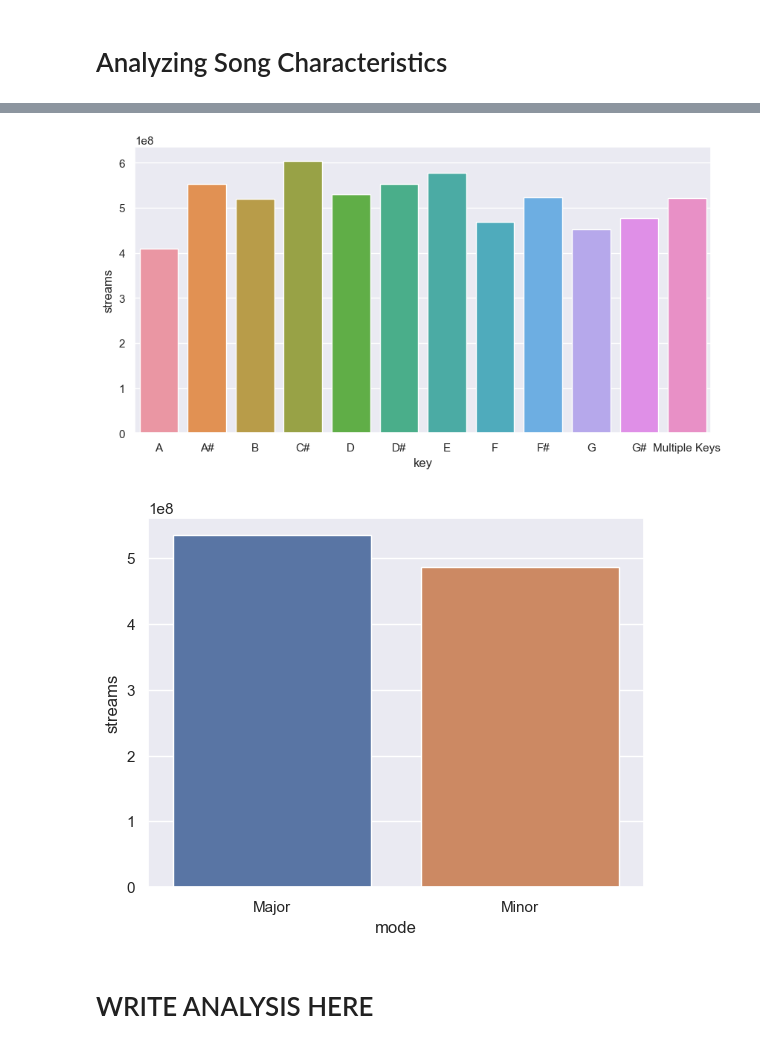
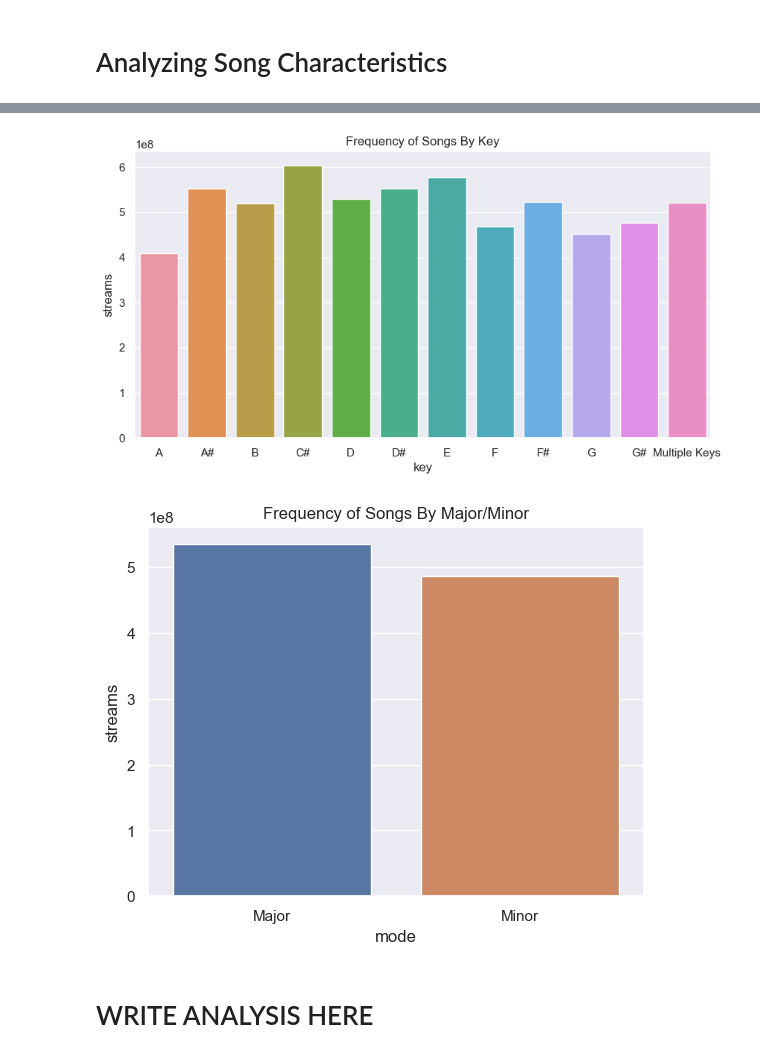
Before and after one commit to uzitak161/DS3000_Project, a Jupyter notebook: Project.EDA.ipynb, the cells around one changed output, grey strips where cells are left out. Drawn from its saved outputs; the diff is of its cells as text; code cells hidden in the pictures.

```diff
--- a/Project.EDA.ipynb
+++ b/Project.EDA.ipynb
@@ -268,20 +267,22 @@ array([[<Axes: title={'center': 'danceability_%'}>,
 # %%
 # Aggregate by Key value and find the average streams per key
 df_avg_streams_per_key = df.groupby('key')['streams'].mean().reset_index()
 
 # Plot average streams per key
 plt.figure(figsize=(10, 5))
 sns.barplot(data=df_avg_streams_per_key, x='key', y='streams')
+plt.title("Frequency of Songs By Key")
 plt.show()
 
 
 # Aggregate by Mode
 df_avg_streams_per_mode = df.groupby('mode')['streams'].mean().reset_index()
+plt.title("Frequency of Songs By Major/Minor")
 sns.barplot(data=df_avg_streams_per_mode, x='mode', y='streams')
 plt.show()
 # %% [output]
-[figure, old version]
+[figure, new version]
-[figure, old version]
+[figure, new version]
 # %% [markdown]
 # WRITE ANALYSIS HERE #
 # %%
```
Also changed, not shown: parts of 8 cells of this notebook.
